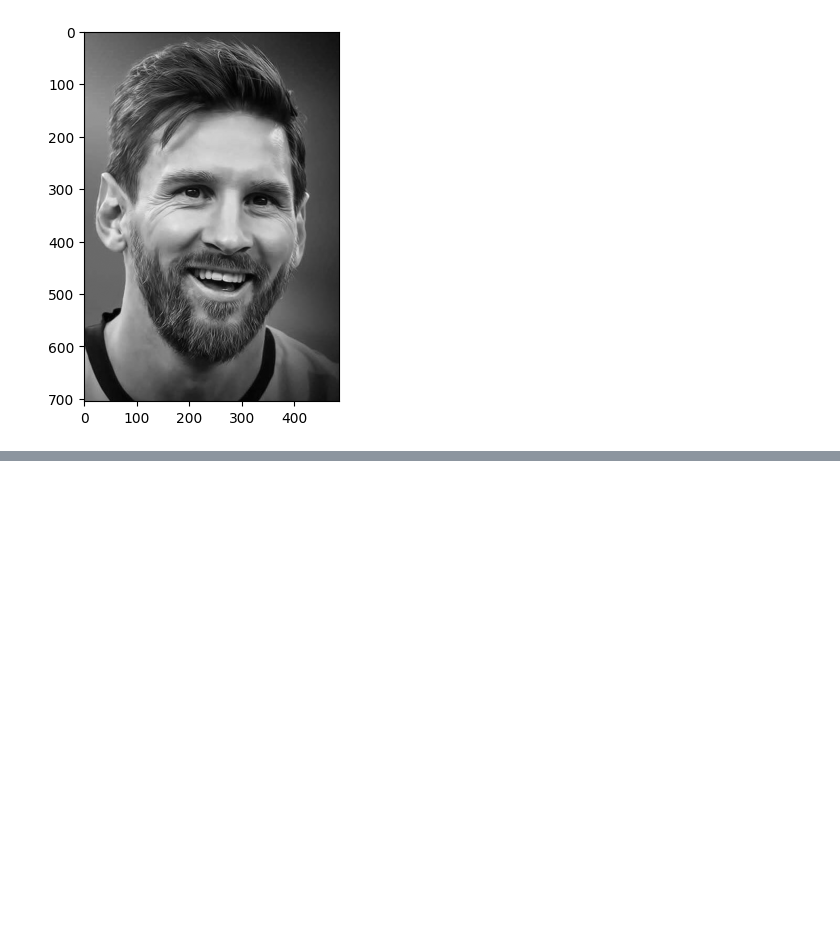
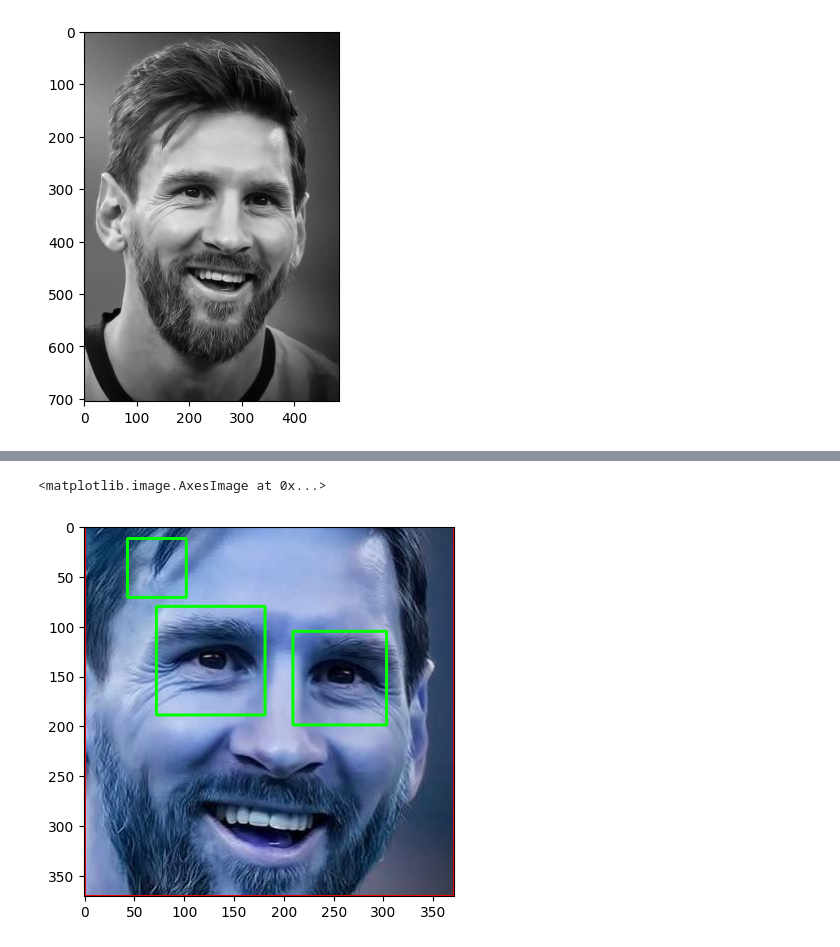
Before and after one commit to ashish769/sports-persons-image-classifier, a Jupyter notebook: sports-persons-image-classifier.ipynb, the cells around one changed output, grey strips where cells are left out. Drawn from its saved outputs; the diff is of its cells as text; code cells hidden in the pictures; blank space fills up the shorter version.

```diff
--- a/sports-persons-image-classifier.ipynb
+++ b/sports-persons-image-classifier.ipynb
@@ -51,0 +102,6 @@ error: OpenCV(4.11.0) D:\a\opencv-python\opencv-python\opencv\modules\objdetect\
+# %%
+%matplotlib inLine
+plt.imshow(roi_color,cmap='gray')
+# %% [output]
+<matplotlib.image.AxesImage at 0x...>
+[figure, added]
```
Also changed, not shown: parts of 8 cells of this notebook.
